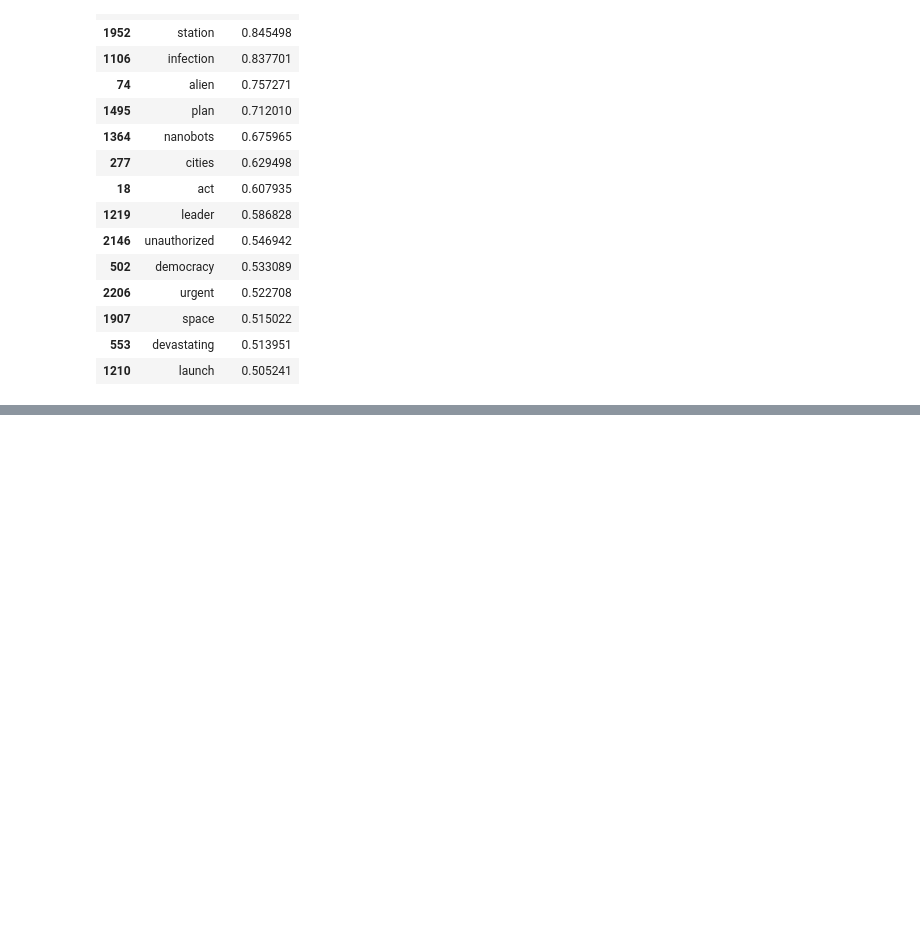
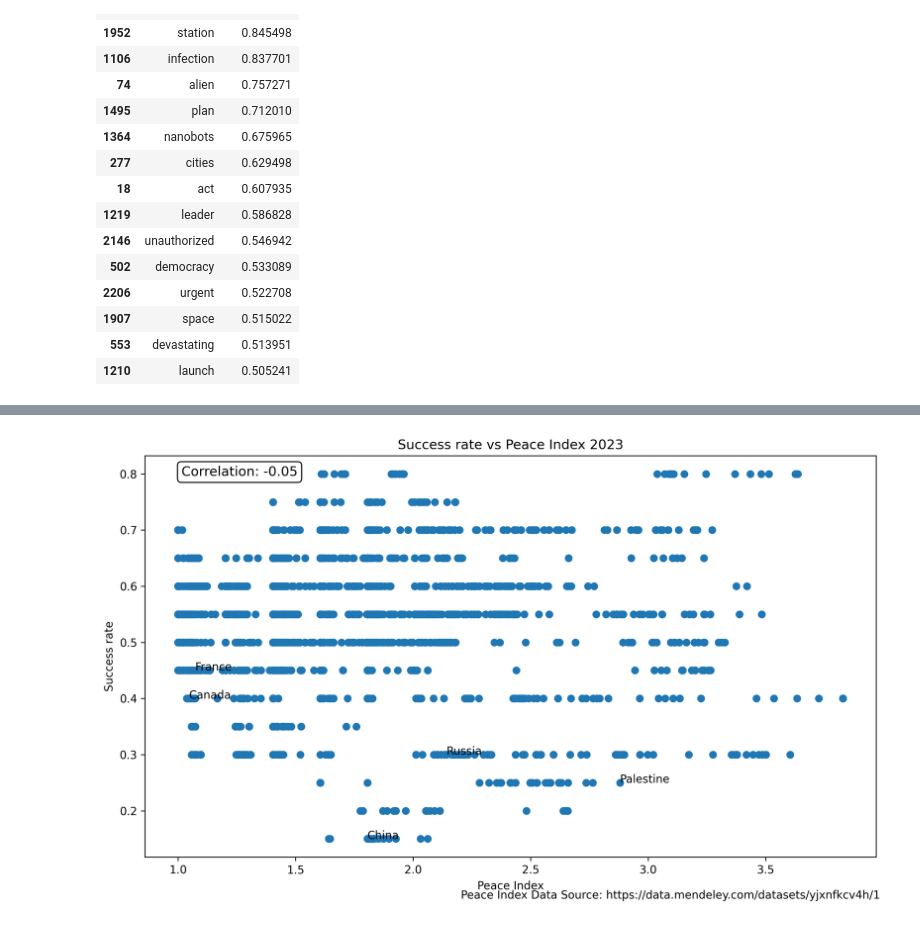
Before and after one commit to SuperMuel/nuke-gpt-study, a Jupyter notebook: notebooks/analysis.ipynb, the cells around one changed output, grey strips where cells are left out. Cells and saved outputs as stored; diff of their text form; code cells hidden in the pictures; blank space fills up the shorter version.

Commit message:
analysis with external dataset

```diff
--- a/notebooks/analysis.ipynb
+++ b/notebooks/analysis.ipynb
@@ -213,0 +199,9 @@ pprint(prompts.loc[first_index]["prompt"])
+# %%
+from pprint import pprint
+
+I = 100
+L = 100
+
+for i in range(I, I + L):
+    print(f"{prompts.index[i]} ============")
+    pprint(prompts.loc[i]["prompt"])
@@ -213,0 +240,10 @@ pprint(prompts.loc[first_index]["prompt"])
+# %%
+from country_converter import CountryConverter
+
+
+def get_country_name_map():
+    cc = CountryConverter()
+    return {
+        cc.data["name_short"][i]: cc.data["ISO3"][i]
+        for i in range(len(cc.data["name_short"]))
+    }
@@ -213,0 +365,68 @@ pprint(prompts.loc[first_index]["prompt"])
+# %%
+import pandas as pd
+
+cc = CountryConverter()
+country_name_map = {
+    cc.data["name_short"][i]: cc.data["ISO3"][i]
+    for i in range(len(cc.data["name_short"]))
+}
+
+peace_index = pd.read_stata("../data/data_peace.dta")
+peace_index["country_code"] = peace_index["country"].map(country_name_map)
+
+countries_results = read_countries_results()
+
+countries_results_peace = pd.merge(
+    peace_index, countries_results, on="country_code"
+).dropna(subset=["peace"])
+
+display(countries_results_peace)
+display(countries_results_peace[["peace", "success_mean"]].corr())
+
+plt.scatter(countries_results_peace["peace"], countries_results_peace["success_mean"])
+plt.gcf().set_size_inches(10, 6)
+plt.title("Success rate vs Peace Index 2023")
+plt.xlabel("Peace Index")
+plt.ylabel("Success rate")
+
+
+for country_code, country_name in [
+    ("USA", "United States"),
+    ("FRA", "France"),
+    ("CAN", "Canada"),
+    ("CHN", "China"),
+    ("RUS", "Russia"),
+    ("PSE", "Palestine"),
+    ("GNQ", "Equatorial Guinea"),
+]:
+    country_data = countries_results_peace[
+        countries_results_peace["country_code"] == country_code
+    ]
+    if not country_data.empty:
+        plt.text(
+            country_data["peace"].values[0],
+            country_data["success_mean"].values[0],
+            country_name,
+        )
+
+# Add correlation label
+plt.annotate(
+    f"Correlation: {countries_results_peace[["peace", "success_mean"]].corr().iloc[0, 1]:.2f}",
+    xy=(0.05, 0.95),
+    xycoords="axes fraction",
+    fontsize=12,
+    bbox=dict(boxstyle="round,pad=0.3", edgecolor="black", facecolor="white"),
+)
+
+# Add source https://data.mendeley.com/datasets/yjxnfkcv4h/1
+plt.figtext(
+    0.99,
+    0.01,
+    "Peace Index Data Source: https://data.mendeley.com/datasets/yjxnfkcv4h/1",
+    horizontalalignment="right",
+)
+
+plt.tight_layout()
+plt.gcf().set_dpi(300)  # Adjust DPI (e.g., 150)
+plt.show()
+# %% [output]
@@ -213,0 +449 @@ pprint(prompts.loc[first_index]["prompt"])
+[figure, added]
```
Also changed, not shown: parts of 9 cells of this notebook, 10 other files.
